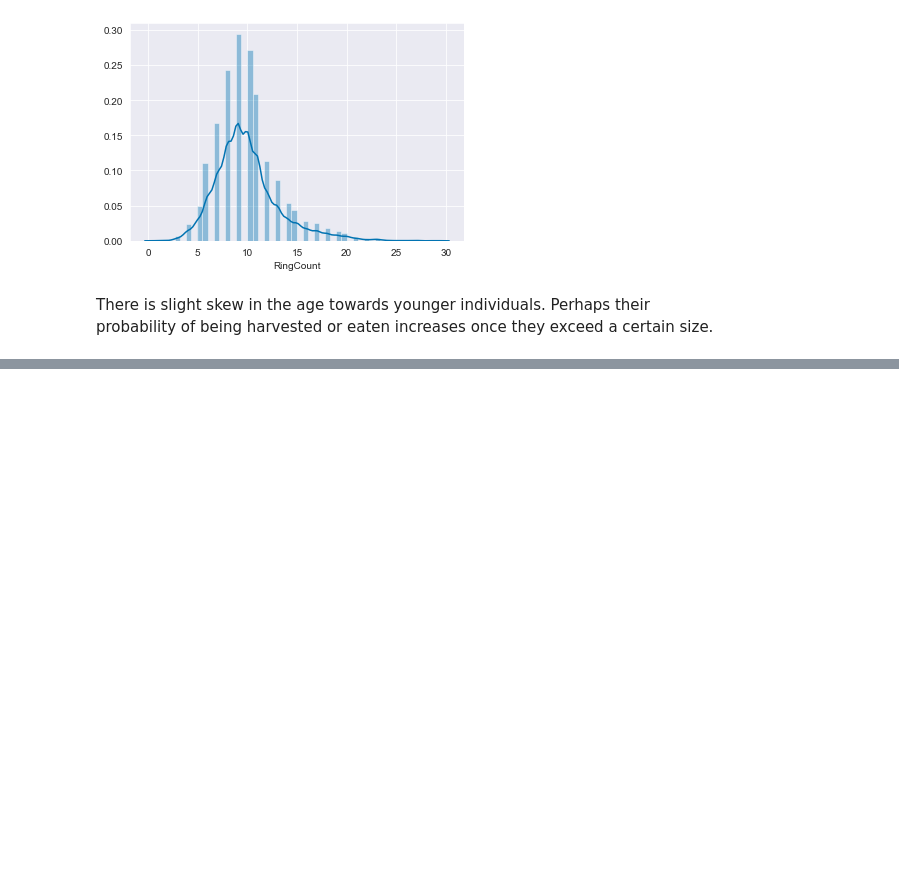
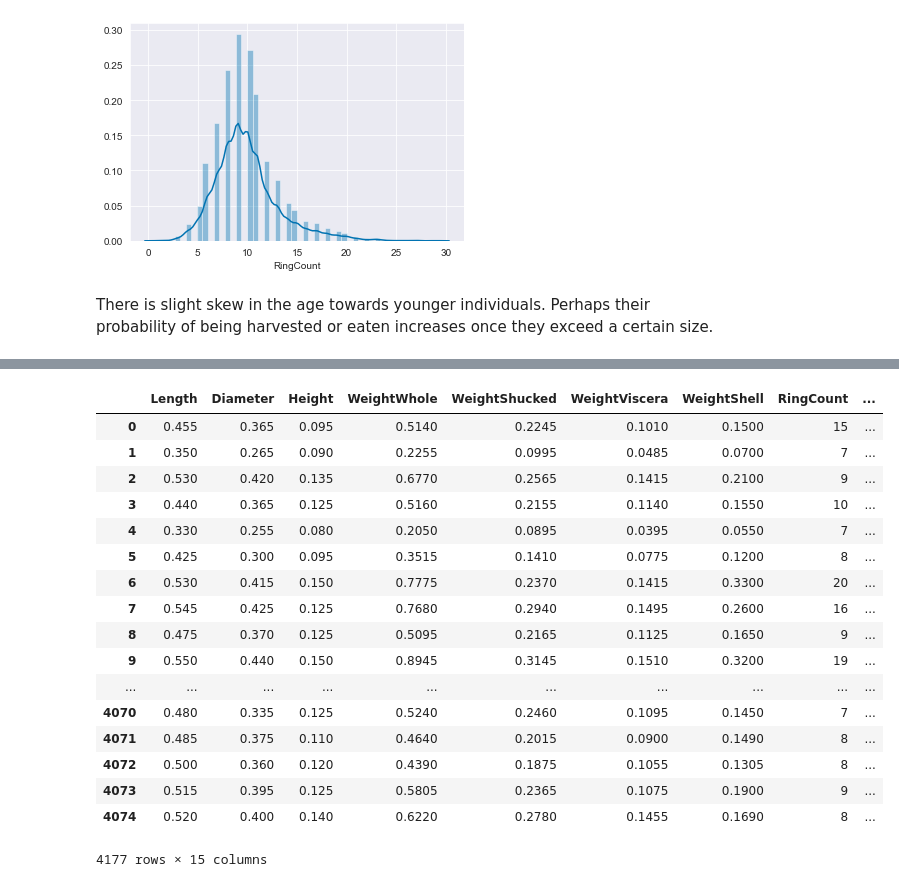
Before and after one commit to chrisammon3000/uci-abalone, a Jupyter notebook: notebooks/190924-gcl-initial-exploration.ipynb, the cells around one changed output, grey strips where cells are left out. Saved outputs shown, nothing was run; the diff lists cells and outputs as text; code cells hidden in the pictures; blank space fills up the shorter version.

```diff
--- a/notebooks/190924-gcl-initial-exploration.ipynb
+++ b/notebooks/190924-gcl-initial-exploration.ipynb
@@ -178,0 +241,23 @@ Models will be compared with and without the standardization and normalization s
+# %%
+raw_df = pd.concat([raw, pd.DataFrame(weight_tranformed)], axis=1)
+# %%
+raw_df
+# %% [output]
+|  | Length | Diameter | Height | WeightWhole | WeightShucked | WeightViscera | WeightShell | RingCount | ... |
+| 0 | 0.455 | 0.365 | 0.095 | 0.5140 | 0.2245 | 0.1010 | 0.1500 | 15 | ... |
+| 1 | 0.350 | 0.265 | 0.090 | 0.2255 | 0.0995 | 0.0485 | 0.0700 | 7 | ... |
+| 2 | 0.530 | 0.420 | 0.135 | 0.6770 | 0.2565 | 0.1415 | 0.2100 | 9 | ... |
+| 3 | 0.440 | 0.365 | 0.125 | 0.5160 | 0.2155 | 0.1140 | 0.1550 | 10 | ... |
+| 4 | 0.330 | 0.255 | 0.080 | 0.2050 | 0.0895 | 0.0395 | 0.0550 | 7 | ... |
+| 5 | 0.425 | 0.300 | 0.095 | 0.3515 | 0.1410 | 0.0775 | 0.1200 | 8 | ... |
+| 6 | 0.530 | 0.415 | 0.150 | 0.7775 | 0.2370 | 0.1415 | 0.3300 | 20 | ... |
+| 7 | 0.545 | 0.425 | 0.125 | 0.7680 | 0.2940 | 0.1495 | 0.2600 | 16 | ... |
+| 8 | 0.475 | 0.370 | 0.125 | 0.5095 | 0.2165 | 0.1125 | 0.1650 | 9 | ... |
+| 9 | 0.550 | 0.440 | 0.150 | 0.8945 | 0.3145 | 0.1510 | 0.3200 | 19 | ... |
+| ... | ... | ... | ... | ... | ... | ... | ... | ... | ... |
+| 4070 | 0.480 | 0.335 | 0.125 | 0.5240 | 0.2460 | 0.1095 | 0.1450 | 7 | ... |
+| 4071 | 0.485 | 0.375 | 0.110 | 0.4640 | 0.2015 | 0.0900 | 0.1490 | 8 | ... |
+| 4072 | 0.500 | 0.360 | 0.120 | 0.4390 | 0.1875 | 0.1055 | 0.1305 | 8 | ... |
+| 4073 | 0.515 | 0.395 | 0.125 | 0.5805 | 0.2365 | 0.1075 | 0.1900 | 9 | ... |
+| 4074 | 0.520 | 0.400 | 0.140 | 0.6220 | 0.2780 | 0.1455 | 0.1690 | 8 | ... |
+4177 rows × 15 columns
```
Also changed, not shown: parts of 11 cells of this notebook.
